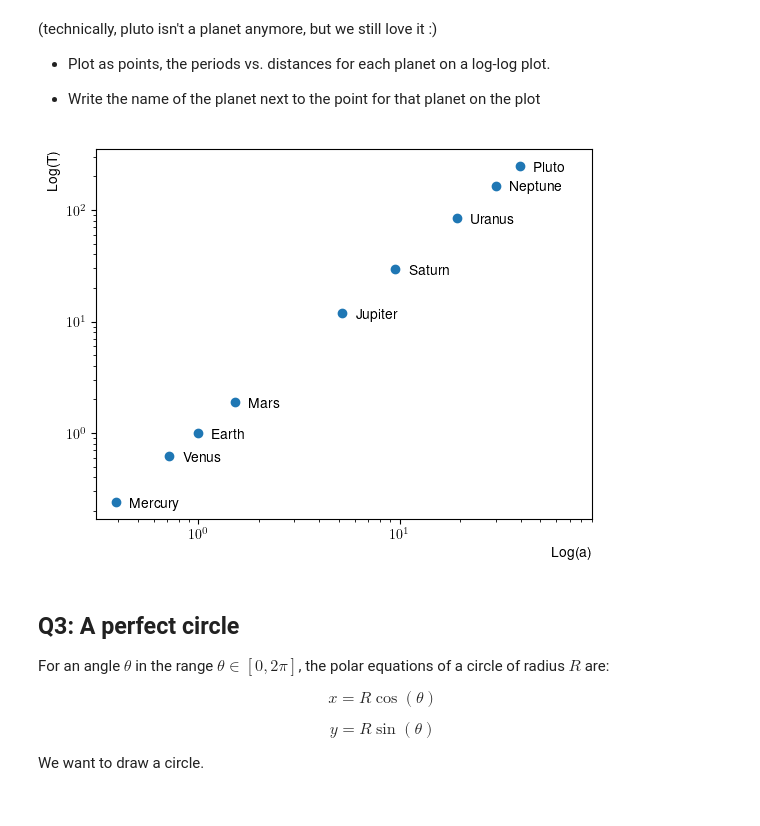
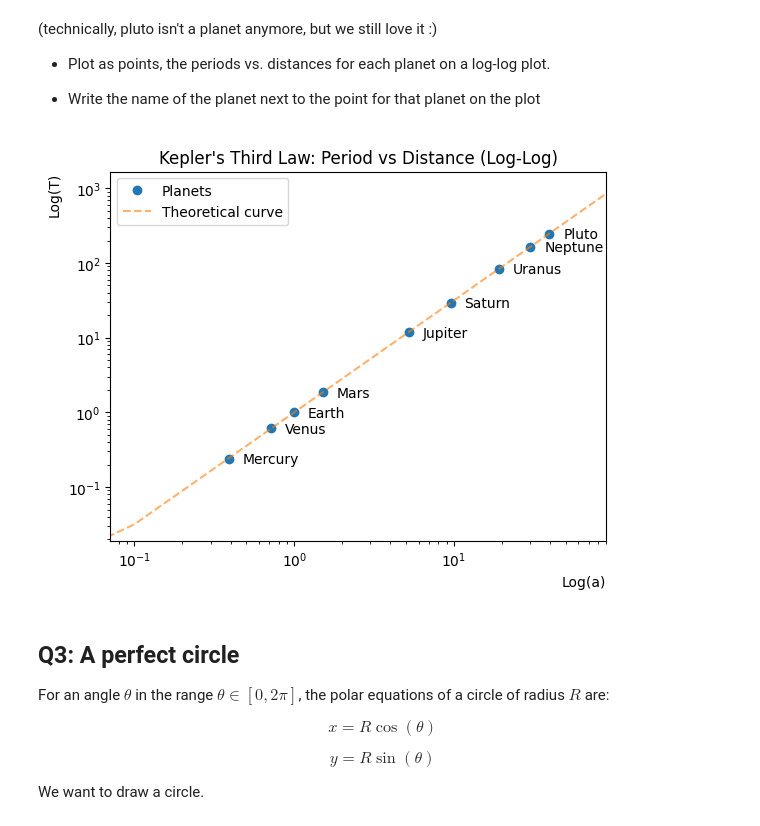
Before and after one commit to MicheleFulghieri/scientificcomputing_bicocca_2025, a Jupyter notebook: lectures/L03_matplotlib.ipynb, the cells around one changed output. Cells and saved outputs as stored; diff of their text form; code cells hidden in the pictures.

```diff
--- a/lectures/L03_matplotlib.ipynb
+++ b/lectures/L03_matplotlib.ipynb
@@ -567,32 +592,43 @@ names = ["Mercury", "Venus", "Earth", "Mars", "Jupiter", "Saturn",
   * Write the name of the planet next to the point for that planet on the plot
 # %%
 fig = plt.figure()
-#ax = fig.add_subplot(111)   # questo crea più figure
-ax = plt.axes(111)           # una singola figura su cui posso avere più assi
+ax = fig.add_subplot(111)
 
-ax.plot(a,P, "o")
+ax.plot(a, P, "o", markersize=6, label='Planets')
 ax.set_xlabel("Log(a)", loc="right")
 ax.set_ylabel("Log(T)", loc="top")
 
-# plt.title("Period vs major semi-ax relation (log-log)")    # maybe Tuftian unnecessary
+# Graphical comparison
+x = np.linspace(0, 100, 1000)
+ax.plot(x, x**(3/2), ls='--', alpha=0.6, label='Theoretical curve')
+
+
+ax.set_title("Kepler's Third Law: Period vs Distance (Log-Log)")
 
 # scale
 ax.set_xscale("log")
 ax.set_yscale("log")
 
 # limits
 ax.set_xlim(right = 90)
 
+# Grid and legend
+# ax.grid(True, which="both", ls="-", alpha=0.2)
+ax.legend()
+
 # label
 for ai, Pi, name in zip(a, P, names):
     ax.annotate(name,
-                xy=(ai, Pi), xycoords='data',
-                xytext=(10, -3.5), textcoords='offset points')   # textcoords='offset points': Offset, in points, from the xy value
+                xy=(ai, Pi),
+                xycoords='data',
+                xytext=(10, -3.5),
+                textcoords='offset points')   # textcoords='offset points': Offset, in points, from the xy value
 # The annotations are offset 1.5 points (1.5*1/72 inches) from the xy values.
 
+
 plt.show()
 # %% [output]
-[figure, old version]
+[figure, new version]
 # %% [markdown]
 ## Q3: A perfect circle
 
```
Also changed, not shown: parts of 21 cells of this notebook, 1 other file.
